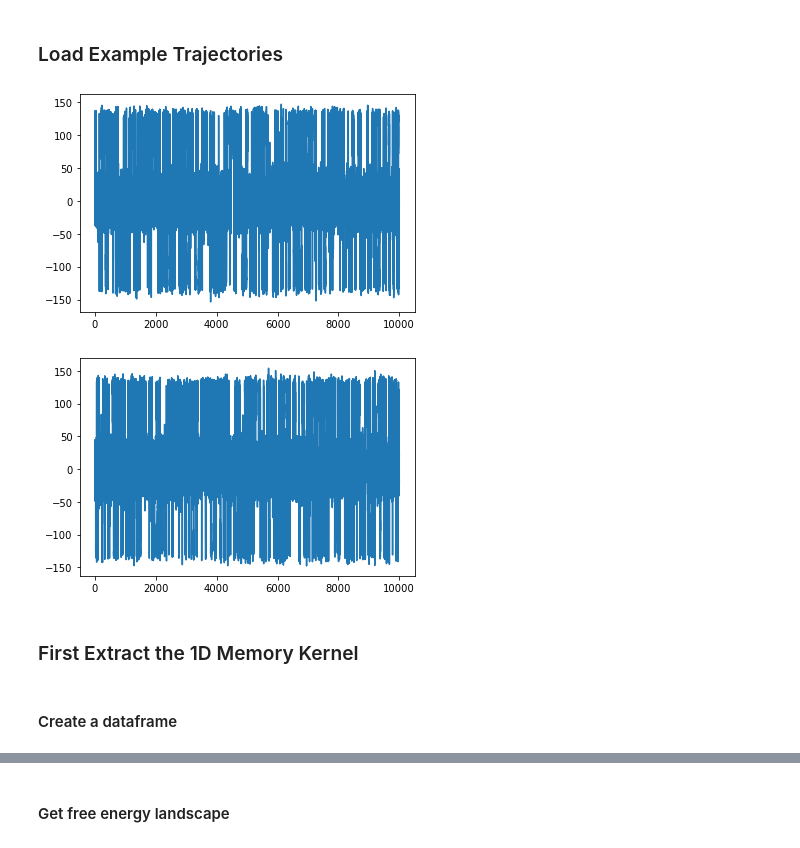
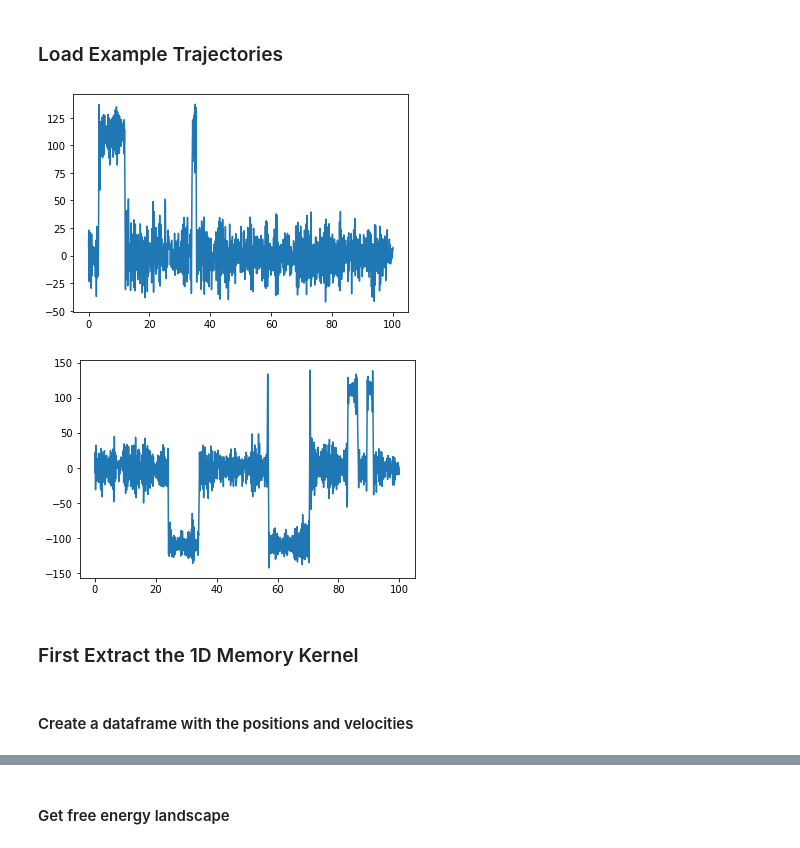
Before and after one commit to luca-pythia/multimems, a Jupyter notebook: example/example_extraction.ipynb, the cells around one changed output, grey strips where cells are left out. Cells and saved outputs as stored; diff of their text form; code cells hidden in the pictures.

```diff
--- a/example/example_extraction.ipynb
+++ b/example/example_extraction.ipynb
@@ -9,18 +9,18 @@ from multi_mems import *
 # %%
 theta = np.load('theta.npy')
 phi = np.load('phi.npy')
 dt = 0.002
 
 t =np.arange(0,len(theta)*dt,dt)
-plt.plot(t,theta)
+plt.plot(t[:50000],theta[:50000])
 plt.show()
 
-plt.plot(t,phi)
+plt.plot(t[:50000],phi[:50000])
 plt.show()
 # %% [output]
-[figure, old version]
+[figure, new version]
-[figure, old version]
+[figure, new version]
 # %% [markdown]
 ### First Extract the 1D Memory Kernel
 # %% [markdown]
-#### Create a dataframe
+#### Create a dataframe with the positions and velocities
```
Also changed, not shown: parts of 12 cells of this notebook, 1 other file.
